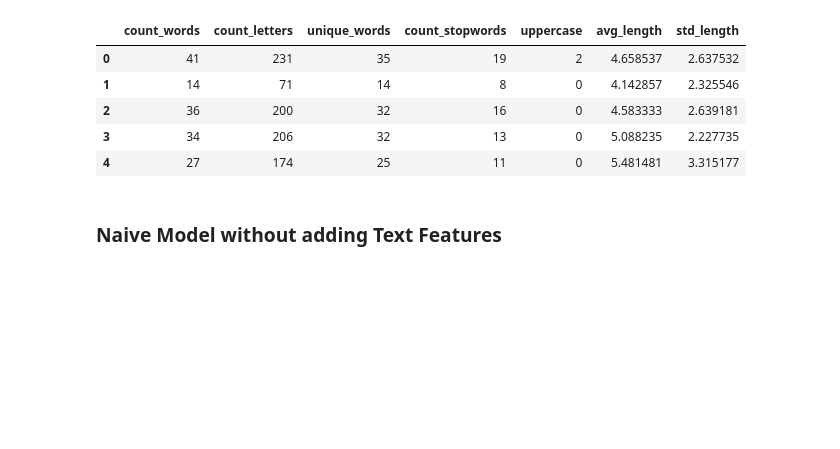
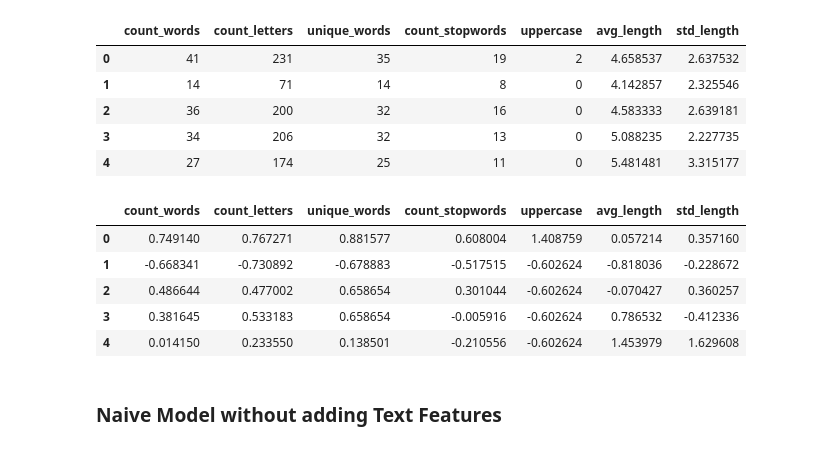
Before and after one commit to AkiraOkuno/Machine_Learning_FGV, a Jupyter notebook: 03- Hyperparameter Optimization for Ensemble Models/Atividade03.ipynb, the cells around one changed output. Drawn from its saved outputs; the diff is of its cells as text; code cells hidden in the pictures; blank space fills up the shorter version.

```diff
--- a/03- Hyperparameter Optimization for Ensemble Models/Atividade03.ipynb
+++ b/03- Hyperparameter Optimization for Ensemble Models/Atividade03.ipynb
@@ -11,7 +11,9 @@ import numpy as np
 import warnings
 warnings.filterwarnings('ignore')
 # %%
-data = pd.read_csv(r"C:\Users\Helio\Documents\ALL THAT MATTERS\5 SEMESTRE - EESP\MACHINE LEARNING\train.csv")
+file = pd.read_csv(r"C:\Users\Helio\Documents\ALL THAT MATTERS\5 SEMESTRE - EESP\MACHINE LEARNING\train.csv")
+# %%
+data = file.copy()
 # %%
 data.head()
 # %% [output]
@@ -152,3 +156,18 @@ data.head()
+# %%
+X = data.copy()
+# %%
+scaler = StandardScaler()
+X = scaler.fit_transform(X)
+X = pd.DataFrame(X, columns=data.columns.values)
+# %%
+X.head()
+# %% [output]
+|  | count_words | count_letters | unique_words | count_stopwords | uppercase | avg_length | std_length |
+| 0 | 0.749140 | 0.767271 | 0.881577 | 0.608004 | 1.408759 | 0.057214 | 0.357160 |
+| 1 | -0.668341 | -0.730892 | -0.678883 | -0.517515 | -0.602624 | -0.818036 | -0.228672 |
+| 2 | 0.486644 | 0.477002 | 0.658654 | 0.301044 | -0.602624 | -0.070427 | 0.360257 |
+| 3 | 0.381645 | 0.533183 | 0.658654 | -0.005916 | -0.602624 | 0.786532 | -0.412336 |
+| 4 | 0.014150 | 0.233550 | 0.138501 | -0.210556 | -0.602624 | 1.453979 | 1.629608 |
 # %%
 from sklearn.model_selection import train_test_split
 # %%
```
Also changed, not shown: parts of 34 cells of this notebook.
